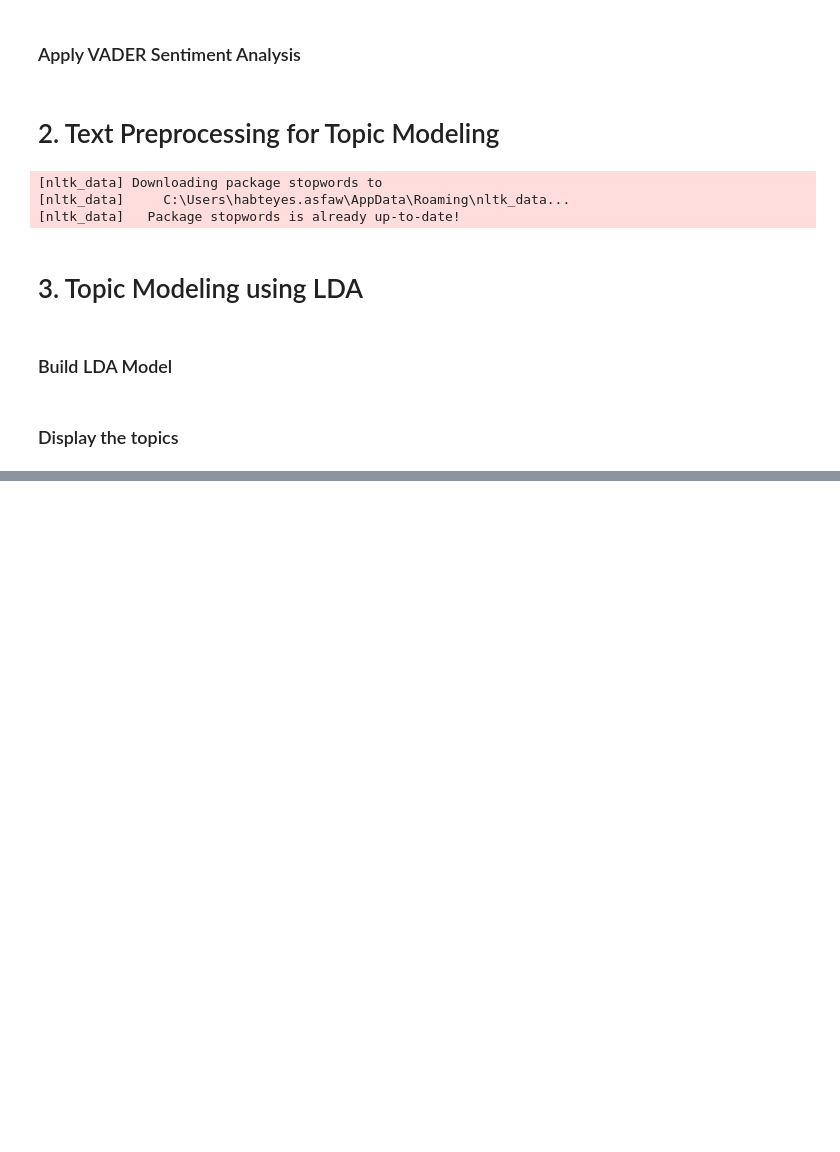
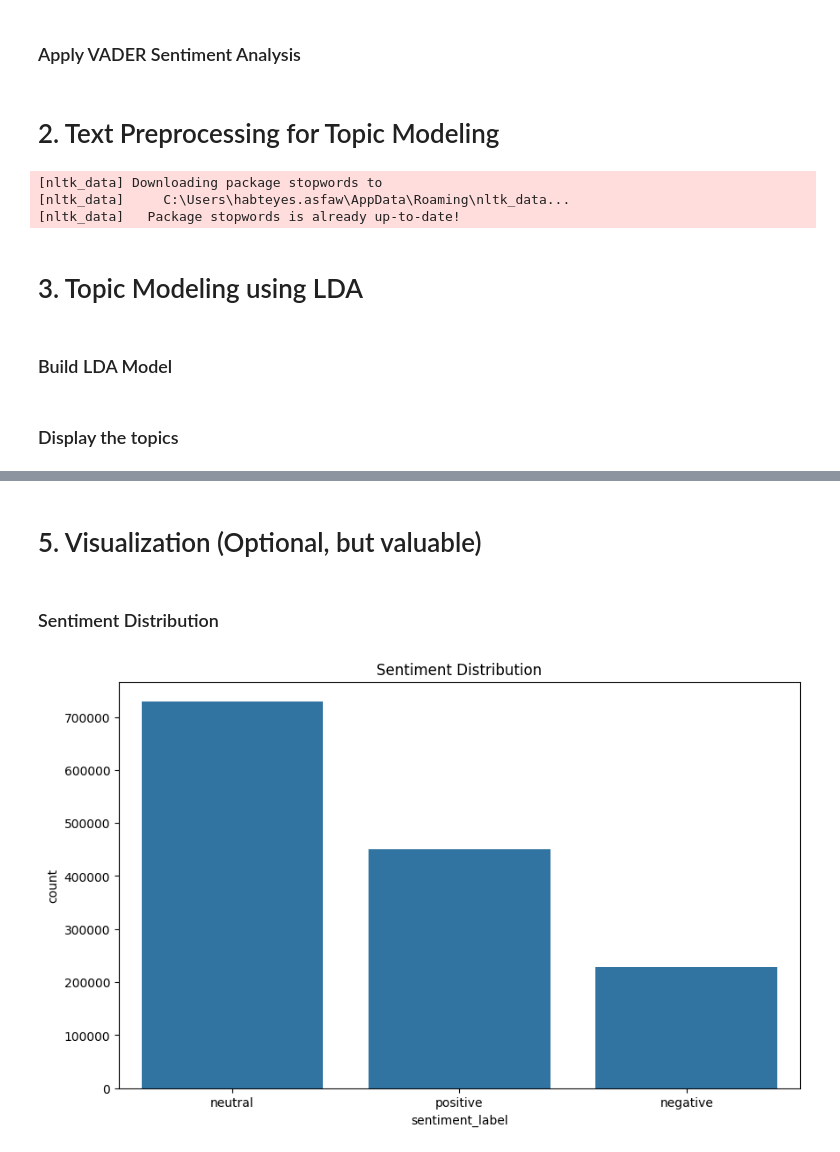
Before and after one commit to habteyesasfaw/Financial-Prediction-Analytics, a Jupyter notebook: notebooks/Financial_News_Text_Analysis.ipynb, the cells around one changed output, grey strips where cells are left out. Cells and saved outputs as stored; diff of their text form; code cells hidden in the pictures; blank space fills up the shorter version.

```diff
--- a/notebooks/Financial_News_Text_Analysis.ipynb
+++ b/notebooks/Financial_News_Text_Analysis.ipynb
@@ -54,7 +58,7 @@ corpus = [dictionary.doc2bow(text) for text in df['tokens']]
 # %% [markdown]
 ### Build LDA Model
 # %%
-lda_model = LdaModel(corpus, num_topics=5, id2word=dictionary, passes=10)
+lda_model = LdaModel(corpus, num_topics=5, id2word=dictionary, passes=5, chunksize=1000, random_state=100)
 # %% [markdown]
 ### Display the topics
 # %%
@@ -63,0 +76,7 @@ for idx, topic in topics:
+# %%
+def get_dominant_topic(lda_model, bow):
+    topic_probs = lda_model[bow]
+    dominant_topic = max(topic_probs, key=lambda x: x[1])[0]
+    return dominant_topic
+# %%
+df['dominant_topic'] = df['tokens'].apply(lambda x: get_dominant_topic(lda_model, dictionary.doc2bow(x)))
@@ -63,0 +101,11 @@ for idx, topic in topics:
+# %% [markdown]
+# 5. Visualization (Optional, but valuable)
+# %% [markdown]
+### Sentiment Distribution
+# %%
+plt.figure(figsize=(10, 6))
+sns.countplot(x='sentiment_label', data=df)
+plt.title('Sentiment Distribution')
+plt.show()
+# %% [output]
+[figure, added]
```
Also changed, not shown: parts of 7 cells of this notebook.
